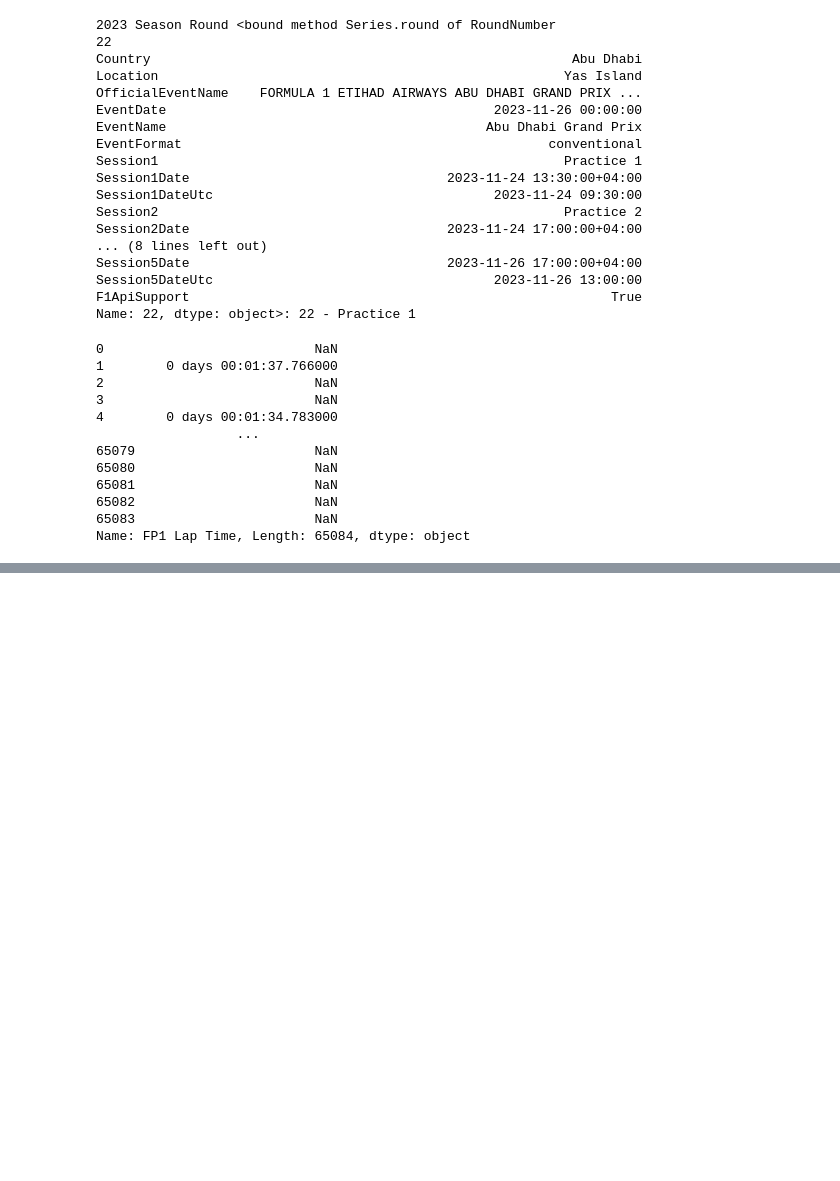
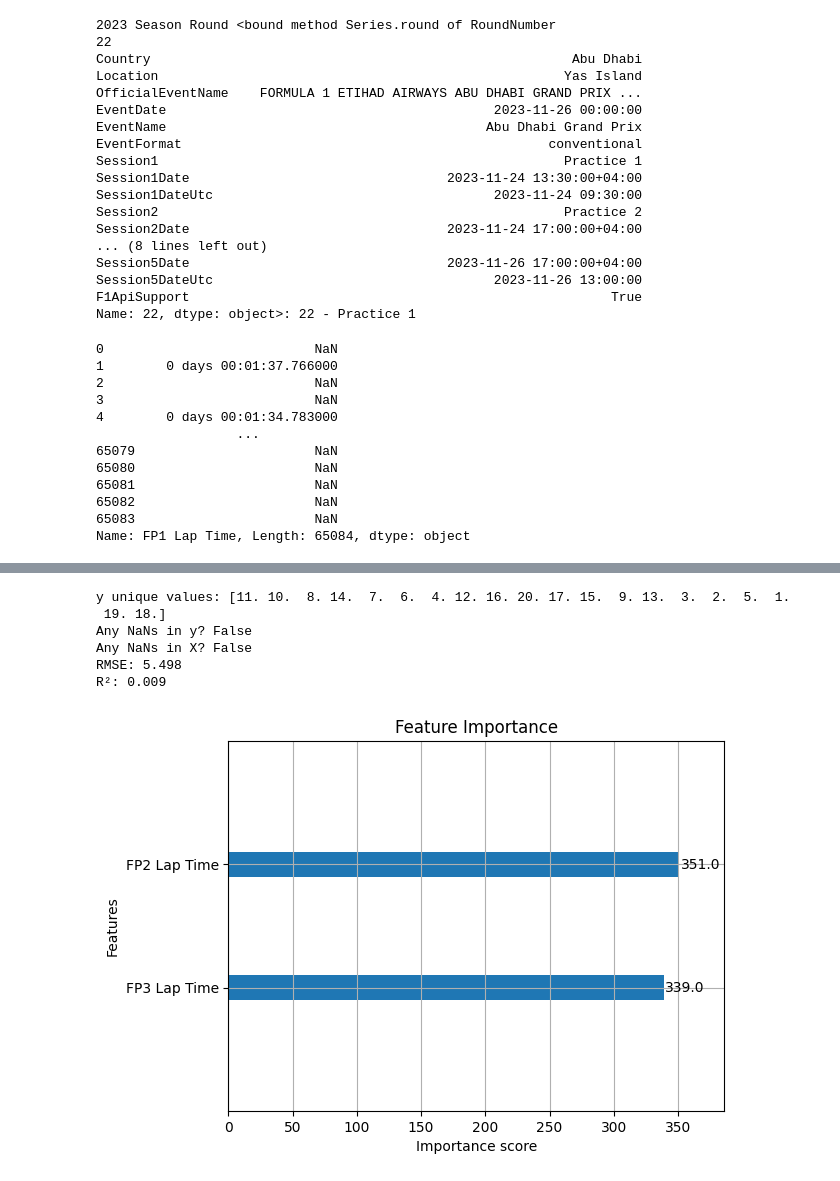
Before and after one commit to Slusks/SimplyLovelyF1, a Jupyter notebook: FastF1API.ipynb, the cells around one changed output, grey strips where cells are left out. Saved outputs shown, nothing was run; the diff lists cells and outputs as text; code cells hidden in the pictures; blank space fills up the shorter version.

```diff
--- a/FastF1API.ipynb
+++ b/FastF1API.ipynb
@@ -205,0 +368,8 @@ Name: FP1 Lap Time, Length: 65084, dtype: object
+# %%
+import pandas as pd
+
+file = r"f1_lapData_2020-2025.csv"
+
+df = pd.read_csv(file)
+
+df
@@ -205,0 +390,3 @@ Name: FP1 Lap Time, Length: 65084, dtype: object
+# %%
+df["RaceDelta_FP2"] = df["Race Lap Time"]-df["FP2 Lap Time"]
+df
@@ -205,0 +407,2 @@ Name: FP1 Lap Time, Length: 65084, dtype: object
+# %%
+df_fp = df.drop(["FP1 Lap Time", "RaceDelta_FP2"], axis=1)
@@ -205,0 +486,61 @@ Name: FP1 Lap Time, Length: 65084, dtype: object
+# %%
+import pandas as pd
+import numpy as np
+from xgboost import XGBRegressor
+from sklearn.model_selection import train_test_split
+from sklearn.metrics import mean_squared_error, r2_score
+import matplotlib.pyplot as plt
+from xgboost import plot_importance
+
+df_clean = df_fp.dropna(subset=['FP2 Lap Time', 'FP3 Lap Time'])
+df_clean = df_clean.reset_index(drop=True)
+
+# Ensure 'Position' is numeric
+df_clean['Position'] = pd.to_numeric(df['Position'], errors='coerce')
+
+# Drop rows where any input or target is invalid
+df_clean = df[['FP2 Lap Time', 'FP3 Lap Time', 'Position']].copy()
+df_clean = df_clean.replace([np.inf, -np.inf], np.nan)  # remove infinite values
+df_clean = df_clean.dropna(subset=['FP2 Lap Time', 'FP3 Lap Time', 'Position'])  # remove NaNs
+
+X = df_clean[['FP2 Lap Time', 'FP3 Lap Time']]
+y=df_clean['Position']
+
+print("y unique values:", y.unique())
+print("Any NaNs in y?", y.isna().any())
+print("Any NaNs in X?", X.isna().any().any())
+
+X_train, X_test, y_train, y_test = train_test_split(
+    X, y, test_size=0.2, random_state=42
+)
+
+
+model = XGBRegressor(
+    n_estimators=100,
+    learning_rate=0.1,
+    max_depth=3,
+    random_state=42
+)
+
+model.fit(X_train, y_train)
+
+y_pred = model.predict(X_test)
+
+rmse = np.sqrt(mean_squared_error(y_test, y_pred))
+r2 = r2_score(y_test, y_pred)
+
+print(f"RMSE: {rmse:.3f}")
+print(f"R²: {r2:.3f}")
+
+
+plot_importance(model)
+plt.title("Feature Importance")
+plt.show()
+# %% [output]
+y unique values: [11. 10.  8. 14.  7.  6.  4. 12. 16. 20. 17. 15.  9. 13.  3.  2.  5.  1.
+ 19. 18.]
+Any NaNs in y? False
+Any NaNs in X? False
+RMSE: 5.498
+R²: 0.009
+[figure, added]
```
Also changed, not shown: parts of 12 cells of this notebook.
